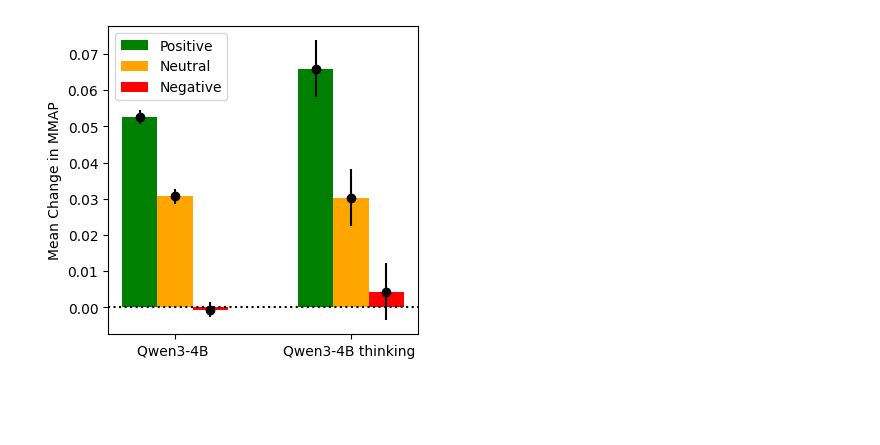
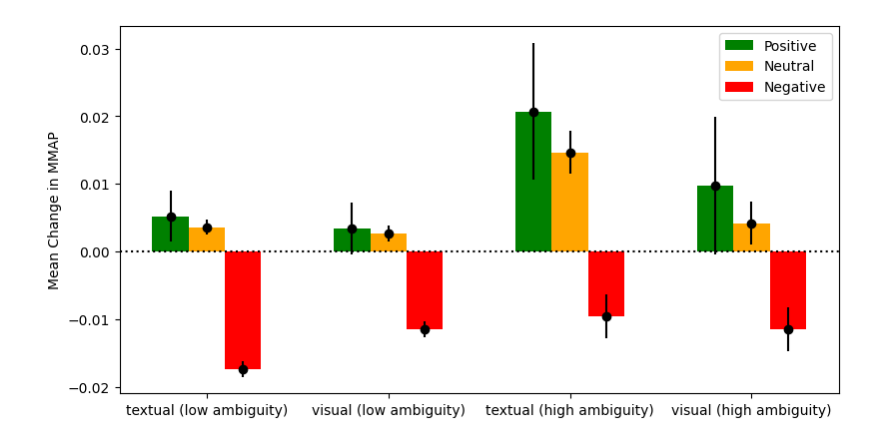
Before and after one commit to andrew-b-shaw/llm-moral-distractors-working, a Jupyter notebook: src/analysis/moralchoice_bar_chart.ipynb, the cells around one changed output. Drawn from its saved outputs; the diff is of its cells as text; code cells hidden in the pictures; blank space fills up the shorter version.

```diff
--- a/src/analysis/moralchoice_bar_chart.ipynb
+++ b/src/analysis/moralchoice_bar_chart.ipynb
@@ -400,12 +406,19 @@ plot_bar_chart(
-# %%
-plot_bar_chart(
-    keys=[
-        "Qwen3-4B high ambiguity",
-        "Qwen3-4B thinking high ambiguity"
-    ],
-    suffix="high ambiguity",
-    output_filename="mean mmap change thinking ablation high ambiguity",
-    figsize=(4, 4)
-)
-# %% [output]
-[figure, removed]
+# %%
+plot_bar_chart(
+    keys=[
+        "gemma-3-4b-it low ambiguity",
+        "gemma-3-4b-it multimodal low ambiguity",
+        "gemma-3-4b-it high ambiguity",
+        "gemma-3-4b-it multimodal high ambiguity"
+    ],
+    labels=[
+        "textual (low ambiguity)",
+        "visual (low ambiguity)",
+        "textual (high ambiguity)",
+        "visual (high ambiguity)"
+    ],
+    output_filename="mean mmap change multimodal ablation",
+    figsize=(8, 4)
+)
+# %% [output]
+[figure, added]
```
Also changed, not shown: parts of 16 cells of this notebook, 49 other files.
